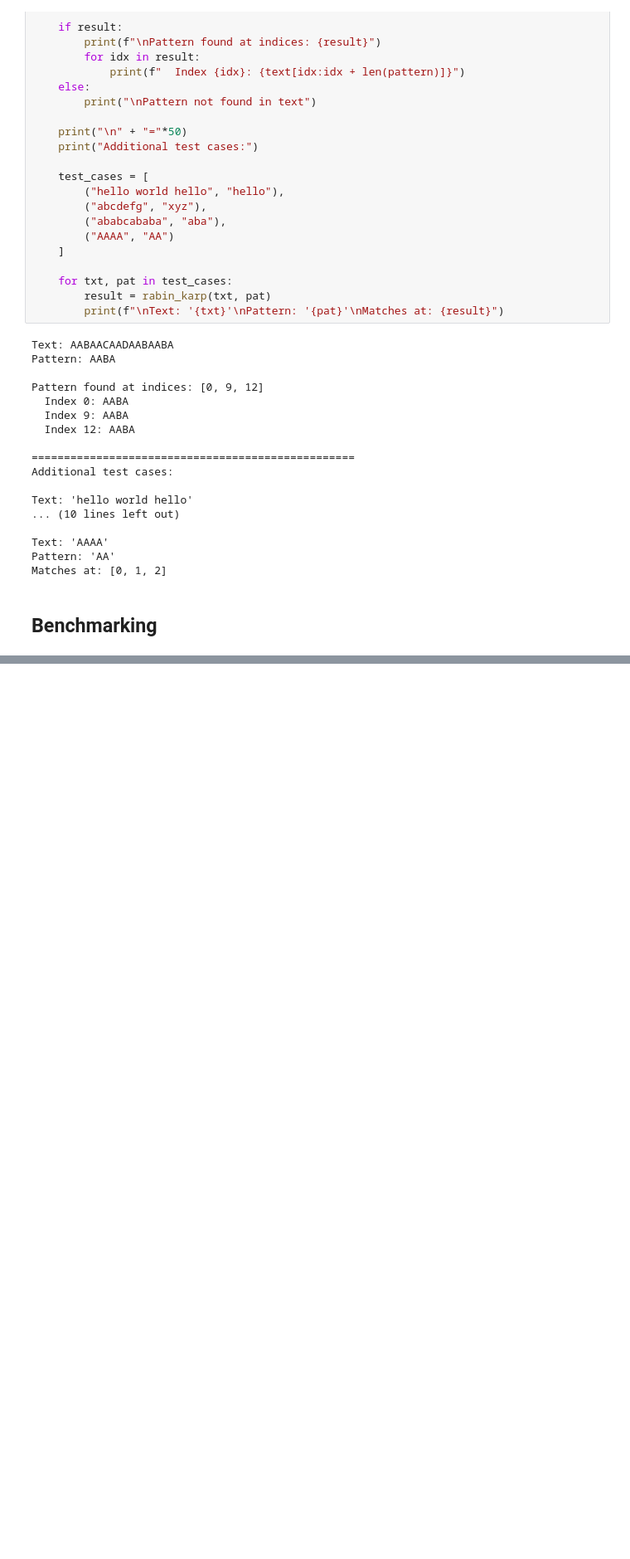
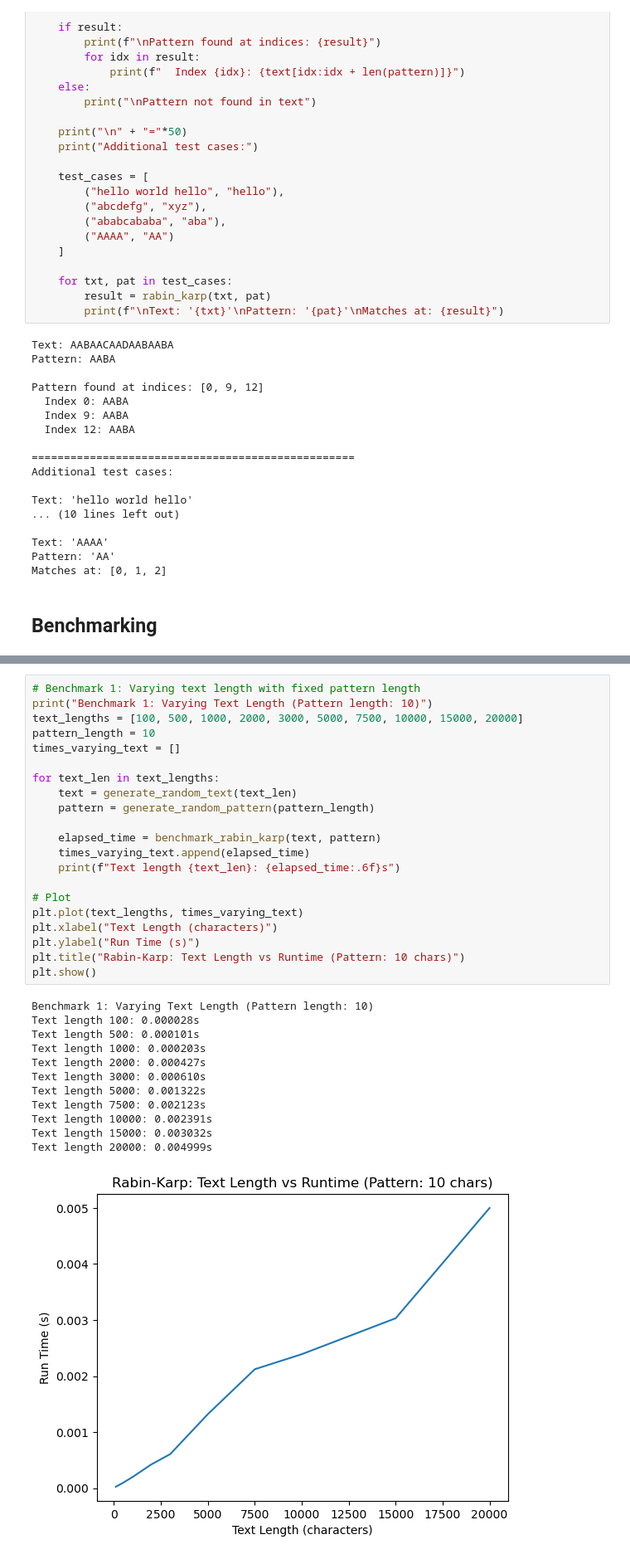
Before and after one commit to madisonengebose/FinalProject-RabinKarp, a Jupyter notebook: FinalProject.ipynb, the cells around one changed output, grey strips where cells are left out. Shown at 83% size. Drawn from its saved outputs; the diff is of its cells as text; blank space fills up the shorter version.

Commit message:
Adding benchmarking

```diff
--- a/FinalProject.ipynb
+++ b/FinalProject.ipynb
@@ -109,0 +145,34 @@ Matches at: [0, 1, 2]
+# %%
+# Benchmark 1: Varying text length with fixed pattern length
+print("Benchmark 1: Varying Text Length (Pattern length: 10)")
+text_lengths = [100, 500, 1000, 2000, 3000, 5000, 7500, 10000, 15000, 20000]
+pattern_length = 10
+times_varying_text = []
+
+for text_len in text_lengths:
+    text = generate_random_text(text_len)
+    pattern = generate_random_pattern(pattern_length)
+
+    elapsed_time = benchmark_rabin_karp(text, pattern)
+    times_varying_text.append(elapsed_time)
+    print(f"Text length {text_len}: {elapsed_time:.6f}s")
+
+# Plot
+plt.plot(text_lengths, times_varying_text)
+plt.xlabel("Text Length (characters)")
+plt.ylabel("Run Time (s)")
+plt.title("Rabin-Karp: Text Length vs Runtime (Pattern: 10 chars)")
+plt.show()
+# %% [output]
+Benchmark 1: Varying Text Length (Pattern length: 10)
+Text length 100: 0.000028s
+Text length 500: 0.000101s
+Text length 1000: 0.000203s
+Text length 2000: 0.000427s
+Text length 3000: 0.000610s
+Text length 5000: 0.001322s
+Text length 7500: 0.002123s
+Text length 10000: 0.002391s
+Text length 15000: 0.003032s
+Text length 20000: 0.004999s
+[figure, added]
```
Also changed, not shown: parts of 2 cells of this notebook.
